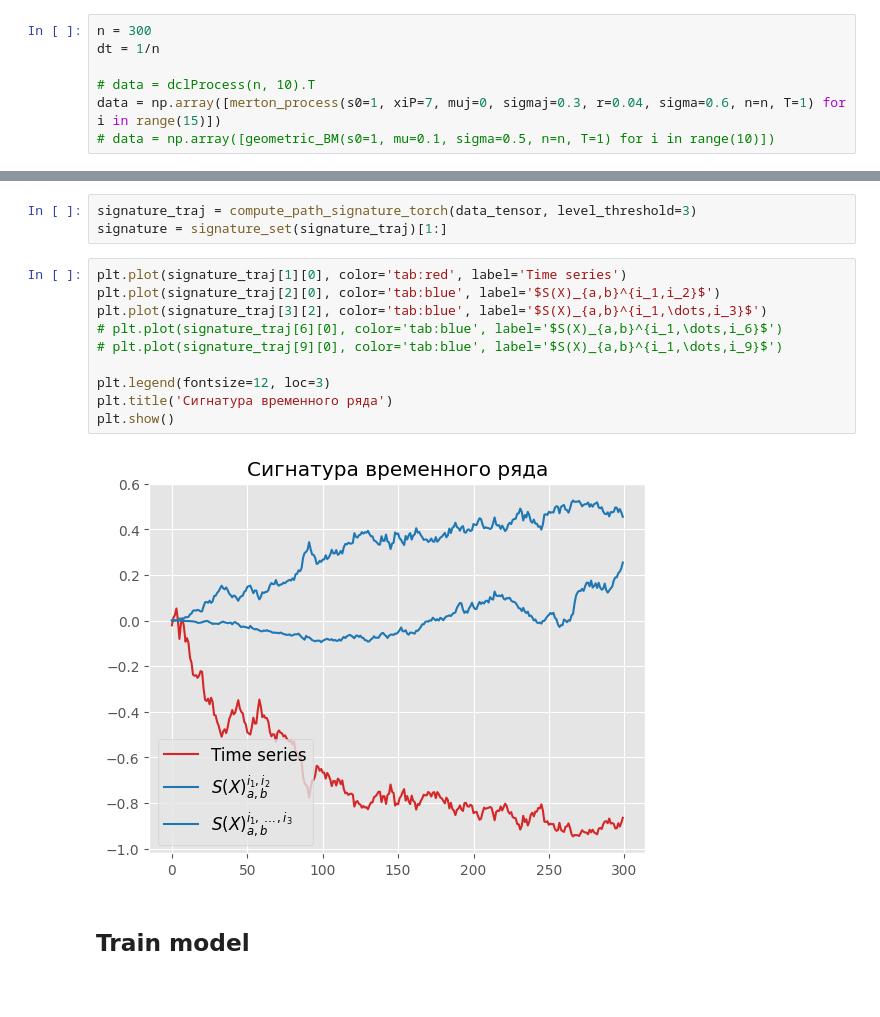
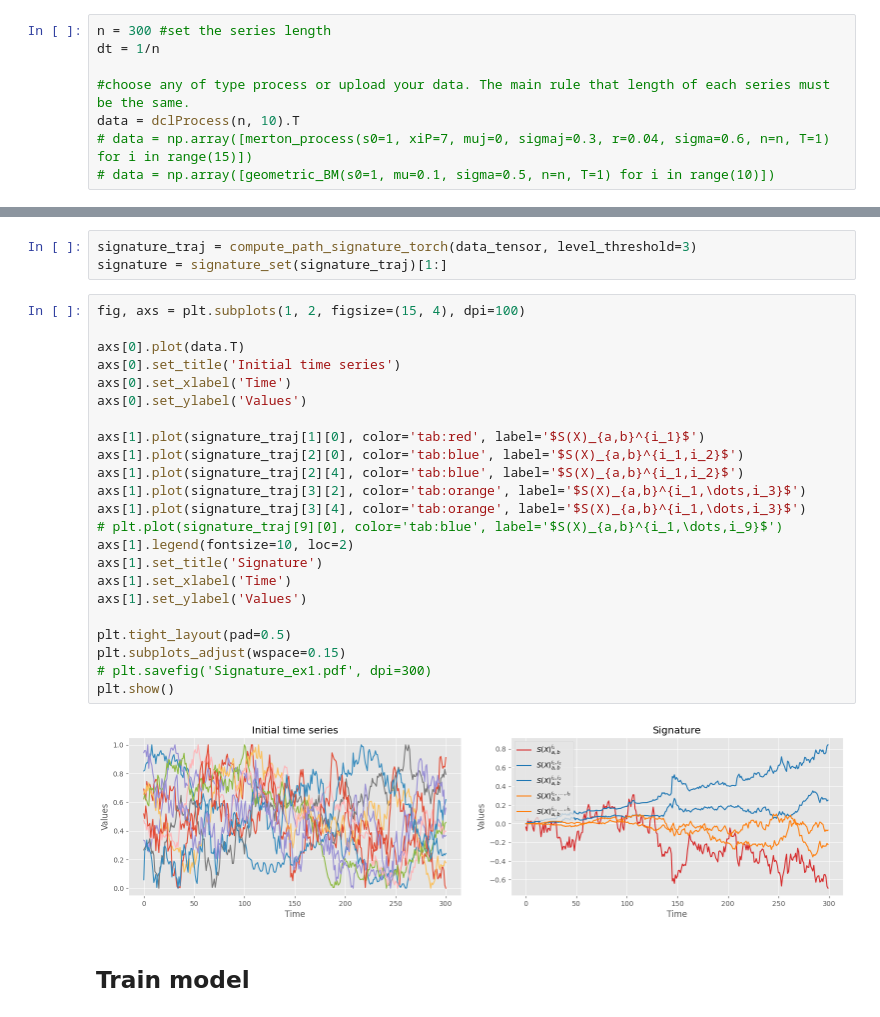
Before and after one commit to kirillzx/JDFlow, a Jupyter notebook: generator_main.ipynb, the cells around one changed output, grey strips where cells are left out. Cells and saved outputs as stored; diff of their text form; blank space fills up the shorter version.

```diff
--- a/generator_main.ipynb
+++ b/generator_main.ipynb
@@ -94,11 +80,12 @@ TypeError: object of type 'numpy.float64' has no len()
 # %% [markdown]
 ## Data Preparation
 # %%
-n = 300
+n = 300 #set the series length
 dt = 1/n
 
-# data = dclProcess(n, 10).T
-data = np.array([merton_process(s0=1, xiP=7, muj=0, sigmaj=0.3, r=0.04, sigma=0.6, n=n, T=1) for i in range(15)])
+#choose any of type process or upload your data. The main rule that length of each series must be the same.
+data = dclProcess(n, 10).T
+# data = np.array([merton_process(s0=1, xiP=7, muj=0, sigmaj=0.3, r=0.04, sigma=0.6, n=n, T=1) for i in range(15)])
 # data = np.array([geometric_BM(s0=1, mu=0.1, sigma=0.5, n=n, T=1) for i in range(10)])
 # %%
 plt.subplots(figsize=(10, 5), dpi=100)
@@ -208,17 +183,30 @@ xiP0
 signature_traj = compute_path_signature_torch(data_tensor, level_threshold=3)
 signature = signature_set(signature_traj)[1:]
 # %%
-plt.plot(signature_traj[1][0], color='tab:red', label='Time series')
-plt.plot(signature_traj[2][0], color='tab:blue', label='$S(X)_{a,b}^{i_1,i_2}$')
-plt.plot(signature_traj[3][2], color='tab:blue', label='$S(X)_{a,b}^{i_1,\dots,i_3}$')
-# plt.plot(signature_traj[6][0], color='tab:blue', label='$S(X)_{a,b}^{i_1,\dots,i_6}$')
+fig, axs = plt.subplots(1, 2, figsize=(15, 4), dpi=100)
+
+axs[0].plot(data.T)
+axs[0].set_title('Initial time series')
+axs[0].set_xlabel('Time')
+axs[0].set_ylabel('Values')
+
+axs[1].plot(signature_traj[1][0], color='tab:red', label='$S(X)_{a,b}^{i_1}$')
+axs[1].plot(signature_traj[2][0], color='tab:blue', label='$S(X)_{a,b}^{i_1,i_2}$')
+axs[1].plot(signature_traj[2][4], color='tab:blue', label='$S(X)_{a,b}^{i_1,i_2}$')
+axs[1].plot(signature_traj[3][2], color='tab:orange', label='$S(X)_{a,b}^{i_1,\dots,i_3}$')
+axs[1].plot(signature_traj[3][4], color='tab:orange', label='$S(X)_{a,b}^{i_1,\dots,i_3}$')
 # plt.plot(signature_traj[9][0], color='tab:blue', label='$S(X)_{a,b}^{i_1,\dots,i_9}$')
+axs[1].legend(fontsize=10, loc=2)
+axs[1].set_title('Signature')
+axs[1].set_xlabel('Time')
+axs[1].set_ylabel('Values')
 
-plt.legend(fontsize=12, loc=3)
-plt.title('Сигнатура временного ряда')
+plt.tight_layout(pad=0.5)
+plt.subplots_adjust(wspace=0.15)
+# plt.savefig('Signature_ex1.pdf', dpi=300)
 plt.show()
 # %% [output]
-[figure, old version]
+[figure, new version]
 # %% [markdown]
 ## Train model
 # %%
```
Also changed, not shown: parts of 73 cells of this notebook.
